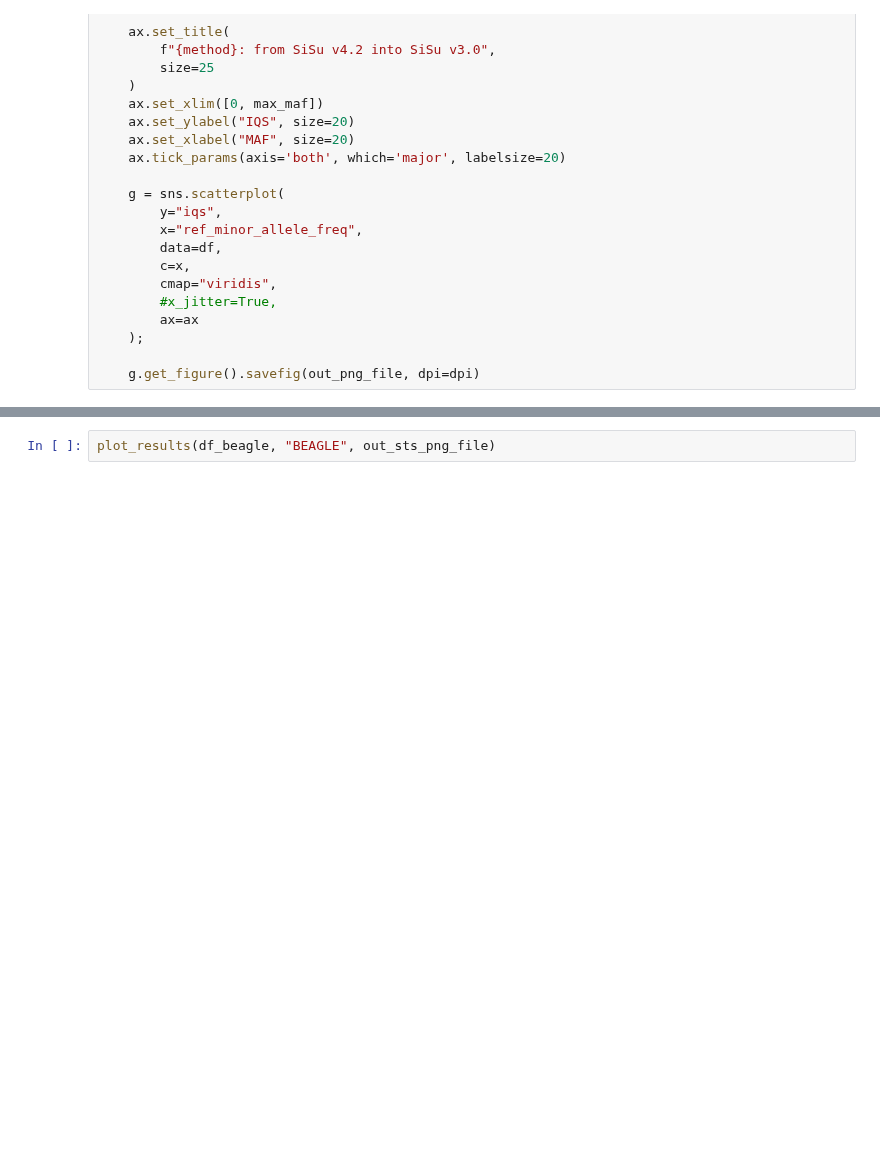
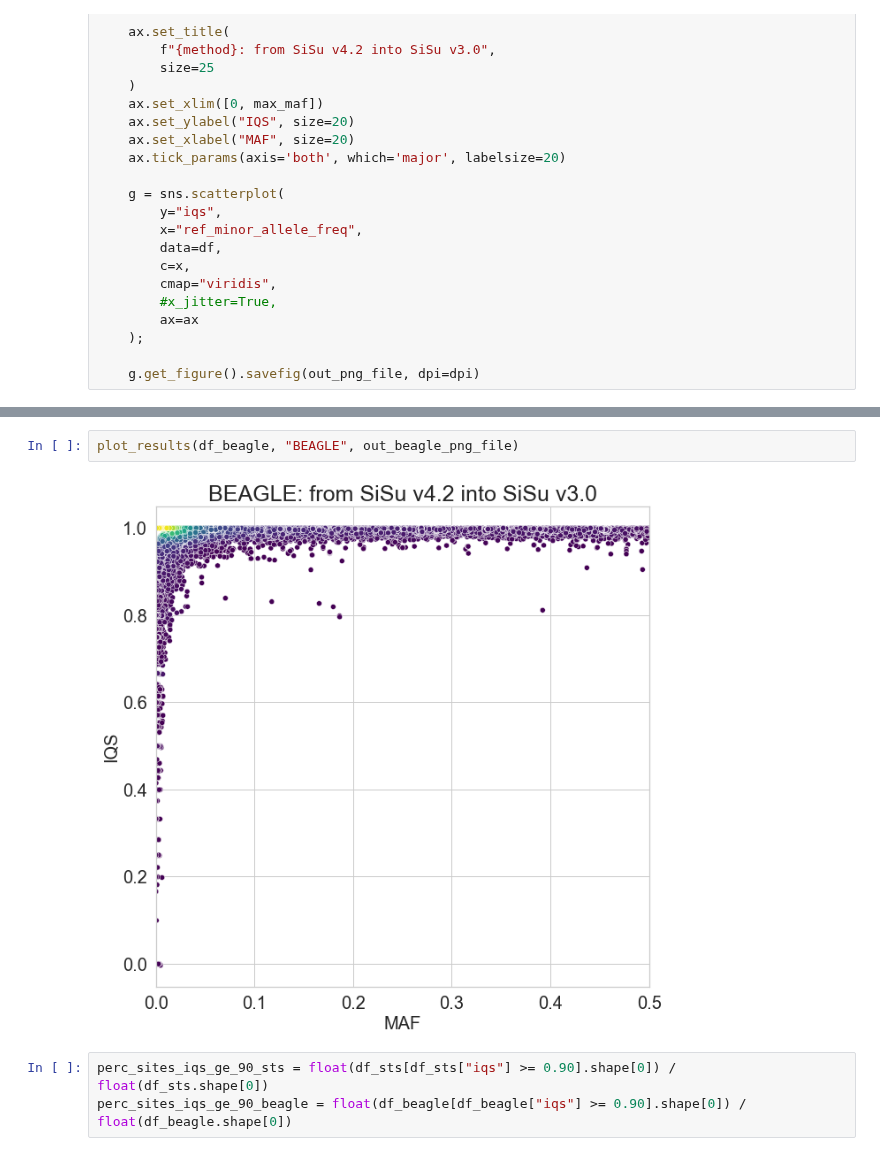
Before and after one commit to szhan/tsimpute, a Jupyter notebook: notebooks/plot_sts_vs_beagle.ipynb, the cells around one changed output, grey strips where cells are left out. Cells and saved outputs as stored; diff of their text form; blank space fills up the shorter version.

```diff
--- a/notebooks/plot_sts_vs_beagle.ipynb
+++ b/notebooks/plot_sts_vs_beagle.ipynb
@@ -69,2 +71,7 @@ plot_results(df_sts, "Tree sequence", out_sts_png_file)
 # %%
-plot_results(df_beagle, "BEAGLE", out_sts_png_file)
+plot_results(df_beagle, "BEAGLE", out_beagle_png_file)
+# %% [output]
+[figure, added]
+# %%
+perc_sites_iqs_ge_90_sts = float(df_sts[df_sts["iqs"] >= 0.90].shape[0]) / float(df_sts.shape[0])
+perc_sites_iqs_ge_90_beagle = float(df_beagle[df_beagle["iqs"] >= 0.90].shape[0]) / float(df_beagle.shape[0])
```
Also changed, not shown: parts of 5 cells of this notebook.
